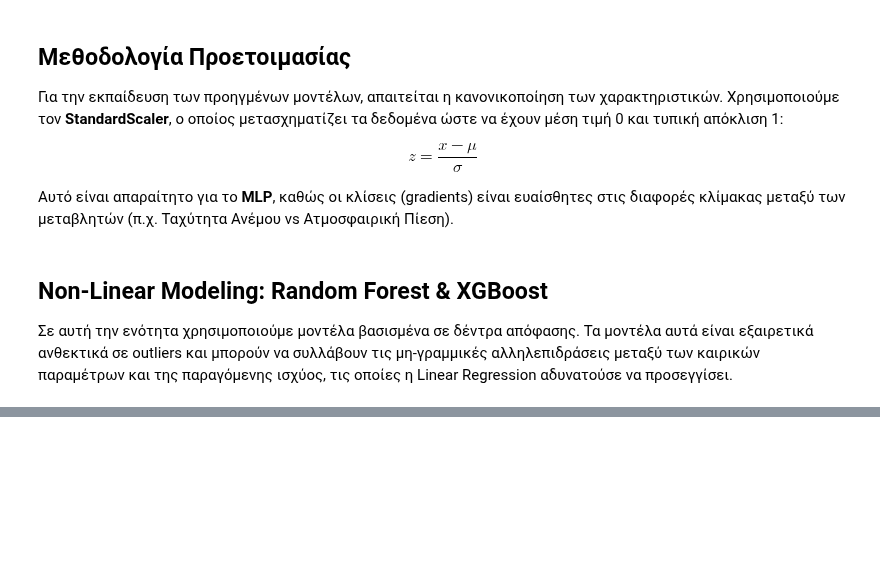
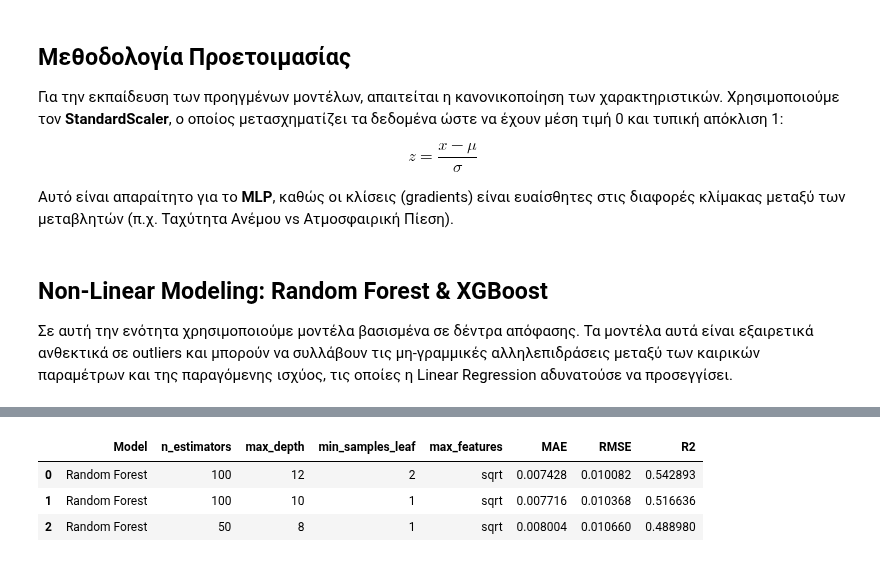
Before and after one commit to Dionysis33/WindPower_DigitalTwin, a Jupyter notebook: notebooks/07_advanced_baselines_and_importance.ipynb, the cells around one changed output, grey strips where cells are left out. Saved outputs shown, nothing was run; the diff lists cells and outputs as text; code cells hidden in the pictures; blank space fills up the shorter version.

```diff
--- a/notebooks/07_advanced_baselines_and_importance.ipynb
+++ b/notebooks/07_advanced_baselines_and_importance.ipynb
@@ -204,0 +205,17 @@ Diagnostic for Park 90 complete. XGBoost R2 Score on Test Set: 0.6106
+# %%
+# ---------------------------------------------------------------------
+# FINAL FEATURE MATRICES
+# ---------------------------------------------------------------------
+# After finalizing the predictor set, we rebuild the train / validation /
+# test matrices using exactly the same columns across all splits.
+# This guarantees consistency and reproducibility.
+# ---------------------------------------------------------------------
+
+X_train = train_df[feature_cols].copy()
+X_val   = val_df[feature_cols].copy()
+X_test  = test_df[feature_cols].copy()
+
+print("Feature matrix shapes:")
+print("X_train:", X_train.shape)
+print("X_val:  ", X_val.shape)
+print("X_test: ", X_test.shape)
@@ -204,0 +266,68 @@ Diagnostic for Park 90 complete. XGBoost R2 Score on Test Set: 0.6106
+# %%
+# ---------------------------------------------------------------------
+# RANDOM FOREST: Validation-based model selection
+# ---------------------------------------------------------------------
+# Scientific purpose:
+# We train a small set of Random Forest configurations ONLY on the train
+# split and compare them ONLY on the validation split.
+#
+# Why this is important:
+# The validation set is used for model selection, while the test set
+# remains untouched until the very end. This preserves the integrity of
+# the final benchmark.
+# ---------------------------------------------------------------------
+
+from sklearn.ensemble import RandomForestRegressor
+import pandas as pd
+
+rf_configs = [
+    {"n_estimators": 50,  "max_depth": 8,  "min_samples_leaf": 1, "max_features": "sqrt"},
+    {"n_estimators": 100, "max_depth": 10, "min_samples_leaf": 1, "max_features": "sqrt"},
+    {"n_estimators": 100, "max_depth": 12, "min_samples_leaf": 2, "max_features": "sqrt"},
+]
+
+val_results = []
+
+for cfg in rf_configs:
+    print(f"Training Random Forest with config: {cfg}")
+
+    rf = RandomForestRegressor(
+        n_estimators=cfg["n_estimators"],
+        max_depth=cfg["max_depth"],
+        min_samples_leaf=cfg["min_samples_leaf"],
+        max_features=cfg["max_features"],
+        n_jobs=-1,
+        random_state=42
+    )
+
+    # Training is performed only on the train split
+    rf.fit(X_train, y_train)
+
+    # Validation predictions
+    val_preds = rf.predict(X_val)
+
+    # Validation metrics
+    val_metrics = regression_metrics(y_val, val_preds)
+
+    result_row = {
+        "Model": "Random Forest",
+        "n_estimators": cfg["n_estimators"],
+        "max_depth": cfg["max_depth"],
+        "min_samples_leaf": cfg["min_samples_leaf"],
+        "max_features": cfg["max_features"],
+        "MAE": val_metrics["MAE"],
+        "RMSE": val_metrics["RMSE"],
+        "R2": val_metrics["R2"]
+    }
+
+    val_results.append(result_row)
+
+val_results_df = (
+    pd.DataFrame(val_results)
+    .sort_values(by="MAE", ascending=True)
+    .reset_index(drop=True)
+)
+
+print("\nValidation ranking of Random Forest configurations:")
+display(val_results_df)
+# %% [output]
@@ -204,0 +339,4 @@ Diagnostic for Park 90 complete. XGBoost R2 Score on Test Set: 0.6106
+|  | Model | n_estimators | max_depth | min_samples_leaf | max_features | MAE | RMSE | R2 |
+| 0 | Random Forest | 100 | 12 | 2 | sqrt | 0.007428 | 0.010082 | 0.542893 |
+| 1 | Random Forest | 100 | 10 | 1 | sqrt | 0.007716 | 0.010368 | 0.516636 |
+| 2 | Random Forest | 50 | 8 | 1 | sqrt | 0.008004 | 0.010660 | 0.488980 |
```
Also changed, not shown: parts of 20 cells of this notebook, 2 other files.
